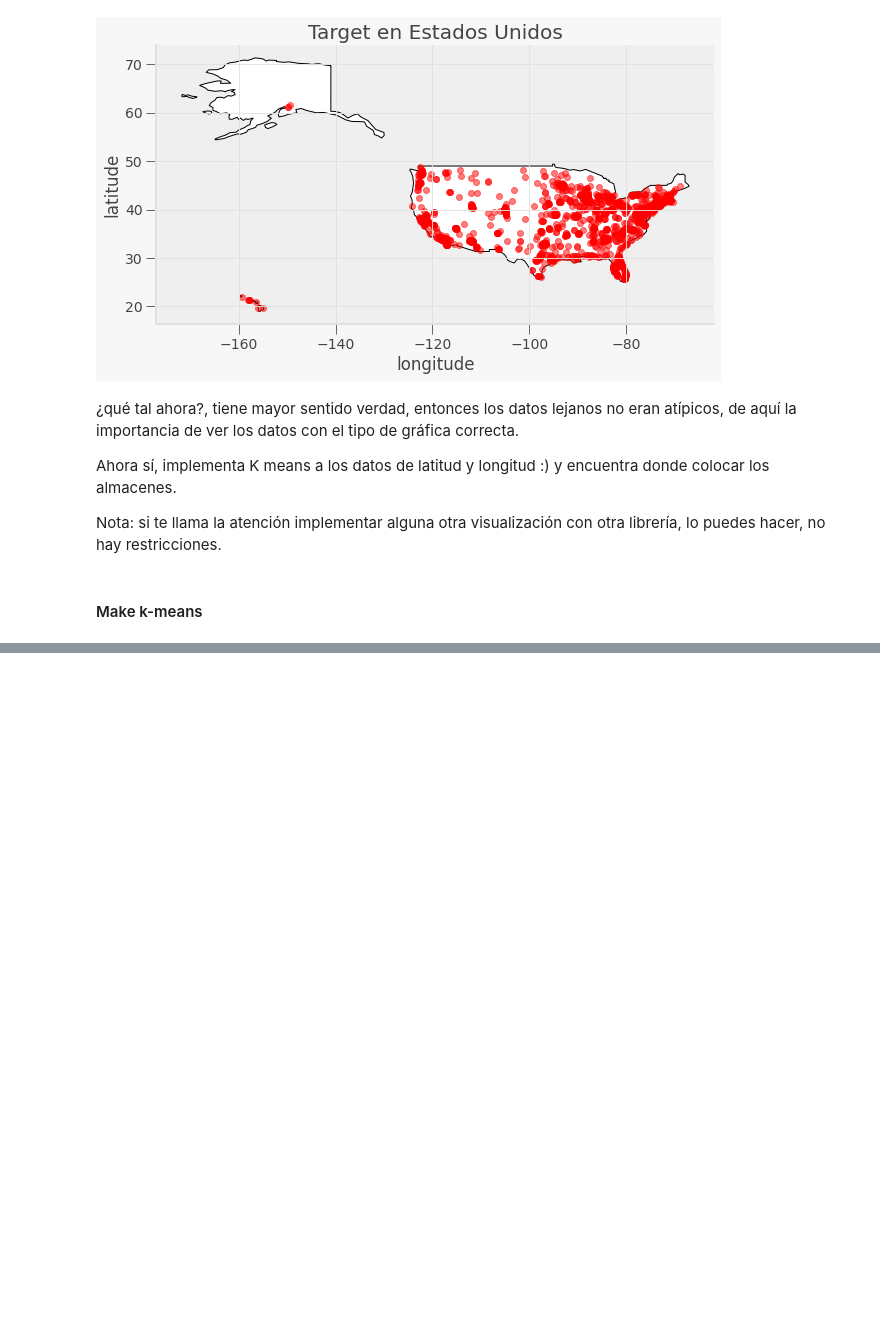
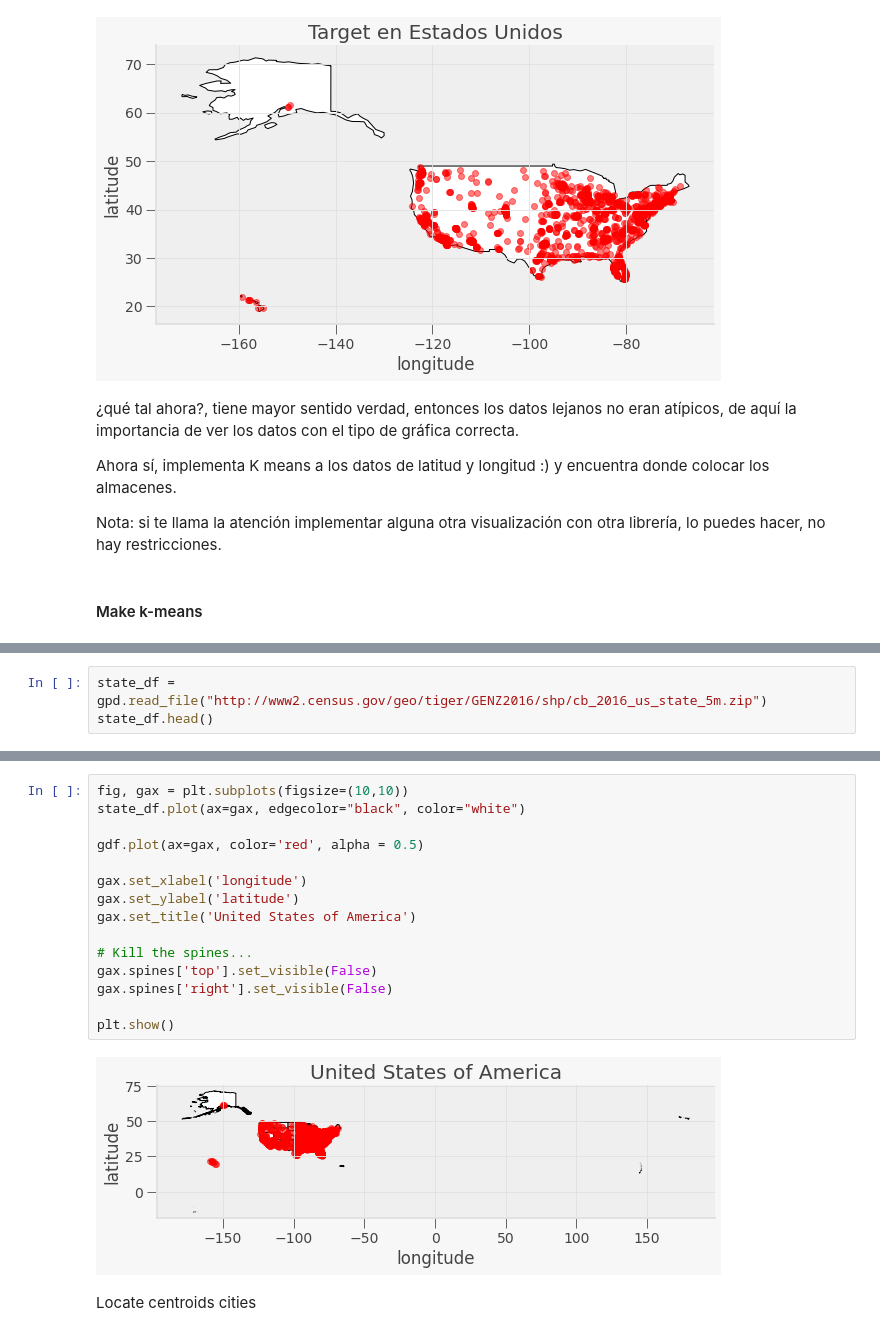
Before and after one commit to PosgradoMNA/actividades-de-aprendizaje-Walt9819, a Jupyter notebook: Week7/TecMty_kmeans_target.ipynb, the cells around one changed output, grey strips where cells are left out. Saved outputs shown, nothing was run; the diff lists cells and outputs as text; blank space fills up the shorter version.

Commit message:
Locate cities from geospatial data

```diff
--- a/Week7/TecMty_kmeans_target.ipynb
+++ b/Week7/TecMty_kmeans_target.ipynb
@@ -237,0 +281,3 @@ plt.show()
+# %%
+state_df = gpd.read_file("http://www2.census.gov/geo/tiger/GENZ2016/shp/cb_2016_us_state_5m.zip")
+state_df.head()
@@ -237,0 +291,19 @@ plt.show()
+# %%
+fig, gax = plt.subplots(figsize=(10,10))
+state_df.plot(ax=gax, edgecolor="black", color="white")
+
+gdf.plot(ax=gax, color='red', alpha = 0.5)
+
+gax.set_xlabel('longitude')
+gax.set_ylabel('latitude')
+gax.set_title('United States of America')
+
+# Kill the spines...
+gax.spines['top'].set_visible(False)
+gax.spines['right'].set_visible(False)
+
+plt.show()
+# %% [output]
+[figure, added]
+# %% [markdown]
+Locate centroids cities
```
Also changed, not shown: parts of 13 cells of this notebook.
